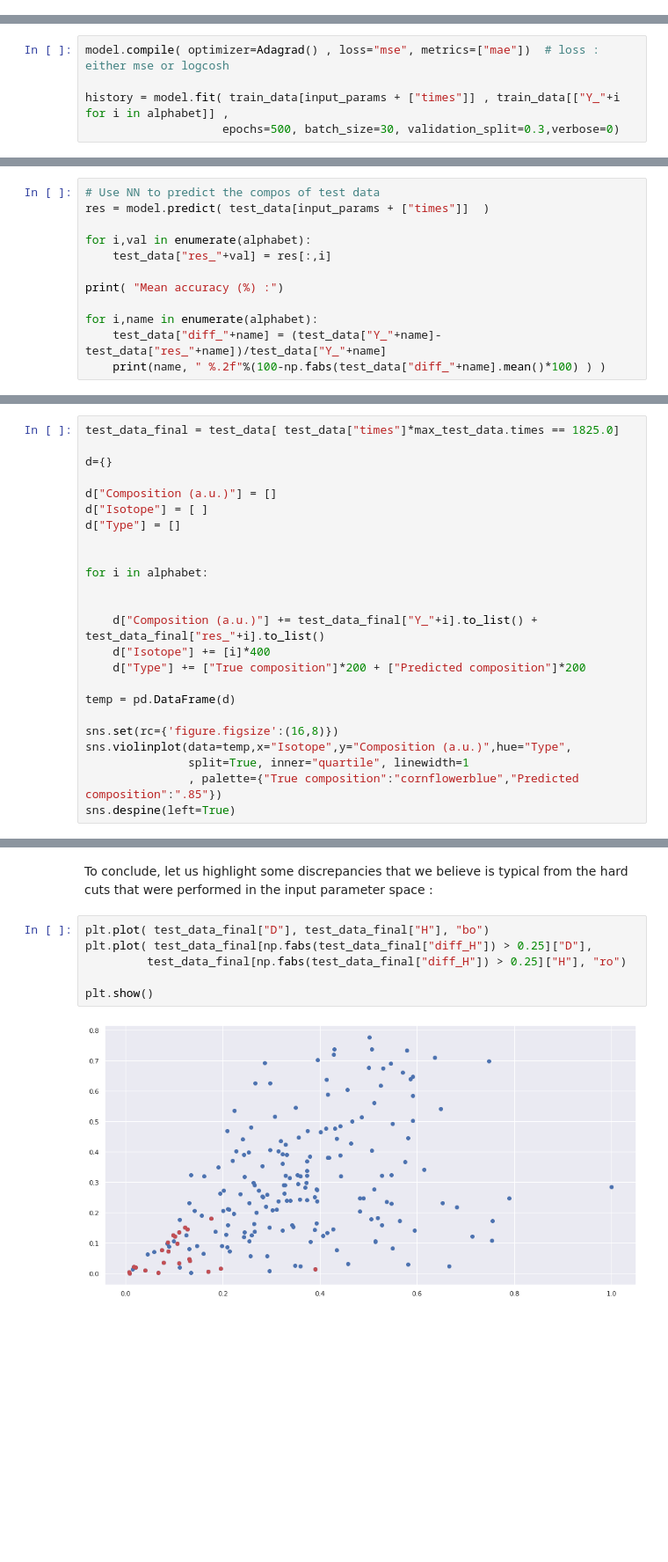
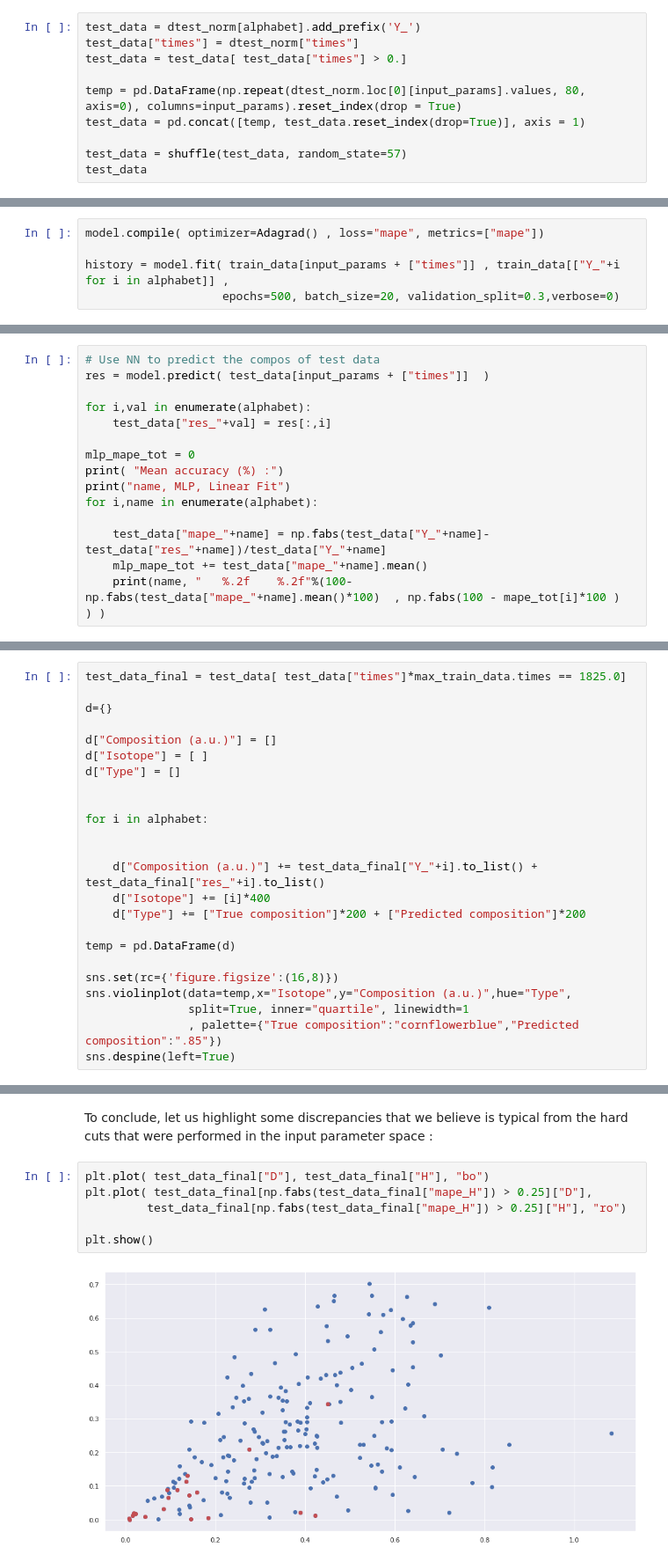
Before and after one commit to IRSN/nuclear_inventory_prediction, a Jupyter notebook: starting_kit.ipynb, the cells around one changed output, grey strips where cells are left out. Shown at 88% size. Drawn from its saved outputs; the diff is of its cells as text; blank space fills up the shorter version.

```diff
--- a/starting_kit.ipynb
+++ b/starting_kit.ipynb
@@ -507,0 +531,10 @@ test_data
+# %%
+test_data = dtest_norm[alphabet].add_prefix('Y_')
+test_data["times"] = dtest_norm["times"]
+test_data = test_data[ test_data["times"] > 0.]
+
+temp = pd.DataFrame(np.repeat(dtest_norm.loc[0][input_params].values, 80, axis=0), columns=input_params).reset_index(drop = True)
+test_data = pd.concat([temp, test_data.reset_index(drop=True)], axis = 1)
+
+test_data = shuffle(test_data, random_state=57)
+test_data
@@ -541,8 +589,8 @@ To train the surrogate model, We used MSE and MAE as loss and validation respect
 # %%
-model.compile( optimizer=Adagrad() , loss="mse", metrics=["mae"])  # loss : either mse or logcosh
+model.compile( optimizer=Adagrad() , loss="mape", metrics=["mape"])
 
 history = model.fit( train_data[input_params + ["times"]] , train_data[["Y_"+i for i in alphabet]] ,
-                    epochs=500, batch_size=30, validation_split=0.3,verbose=0)
+                    epochs=500, batch_size=20, validation_split=0.3,verbose=0)
 # %%
 loss = history.history["loss"]
 val_loss = history.history["val_loss"]
@@ -568,10 +616,13 @@ res = model.predict( test_data[input_params + ["times"]]  )
 for i,val in enumerate(alphabet):
     test_data["res_"+val] = res[:,i]
 
+mlp_mape_tot = 0
 print( "Mean accuracy (%) :")
+print("name, MLP, Linear Fit")
+for i,name in enumerate(alphabet):
 
-for i,name in enumerate(alphabet):
-    test_data["diff_"+name] = (test_data["Y_"+name]-test_data["res_"+name])/test_data["Y_"+name]
-    print(name, " %.2f"%(100-np.fabs(test_data["diff_"+name].mean()*100) ) )
+    test_data["mape_"+name] = np.fabs(test_data["Y_"+name]-test_data["res_"+name])/test_data["Y_"+name]
+    mlp_mape_tot += test_data["mape_"+name].mean()
+    print(name, "   %.2f    %.2f"%(100-np.fabs(test_data["mape_"+name].mean()*100)  , np.fabs(100 - mape_tot[i]*100 )  ) )
 # %% [output]
 Mean accuracy (%) :
@@ -651,7 +672,7 @@ For more complex isotopes, like W, the error is very large at the beggining, bec
 # %% [markdown]
 Let us look at the dirstibutions of the true and predicted compositions for the final time (T = 1825 days)
 # %%
-test_data_final = test_data[ test_data["times"]*max_test_data.times == 1825.0]
+test_data_final = test_data[ test_data["times"]*max_train_data.times == 1825.0]
 
 d={}
 
@@ -680,12 +701,12 @@ sns.despine(left=True)
 To conclude, let us highlight some discrepancies that we believe is typical from the hard cuts that were performed in the input parameter space :
 # %%
 plt.plot( test_data_final["D"], test_data_final["H"], "bo")
-plt.plot( test_data_final[np.fabs(test_data_final["diff_H"]) > 0.25]["D"],
-         test_data_final[np.fabs(test_data_final["diff_H"]) > 0.25]["H"], "ro")
+plt.plot( test_data_final[np.fabs(test_data_final["mape_H"]) > 0.25]["D"],
+         test_data_final[np.fabs(test_data_final["mape_H"]) > 0.25]["H"], "ro")
 
 plt.show()
 # %% [output]
-[figure, old version]
+[figure, new version]
 # %% [markdown]
 The points in blue on the figure are the initial compositions of the test points in the input parameter space D vs H.
 
```
Also changed, not shown: parts of 50 cells of this notebook.
